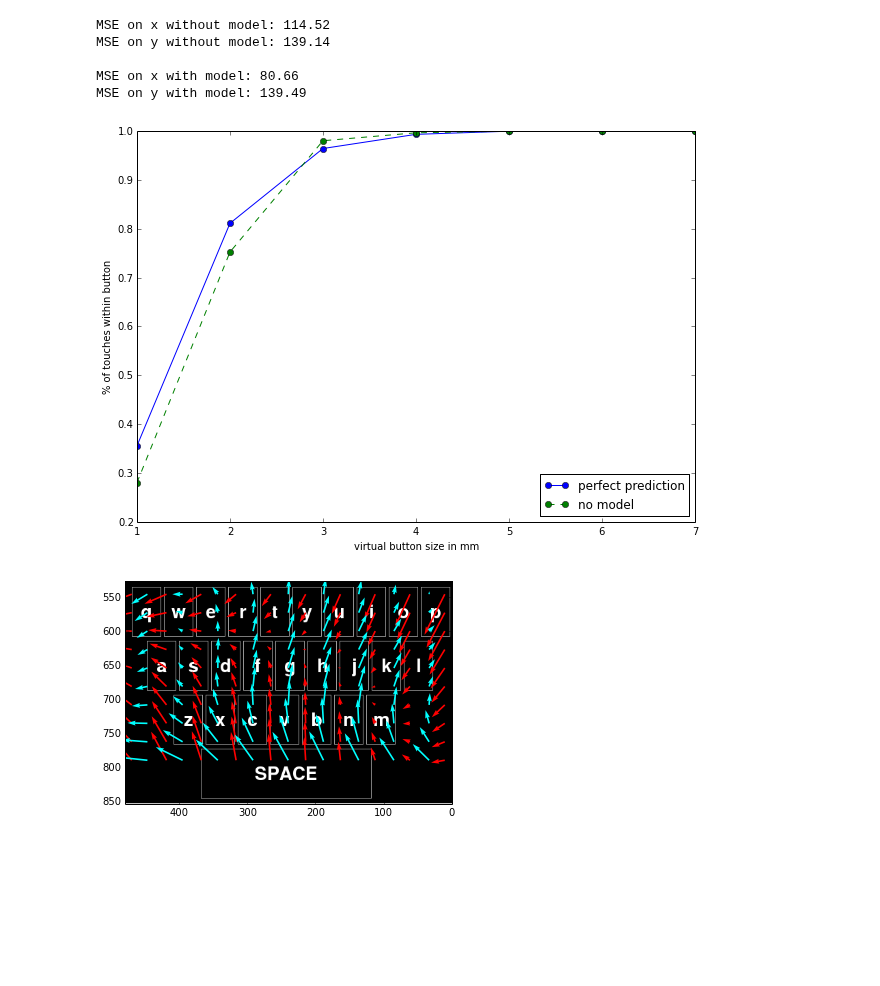
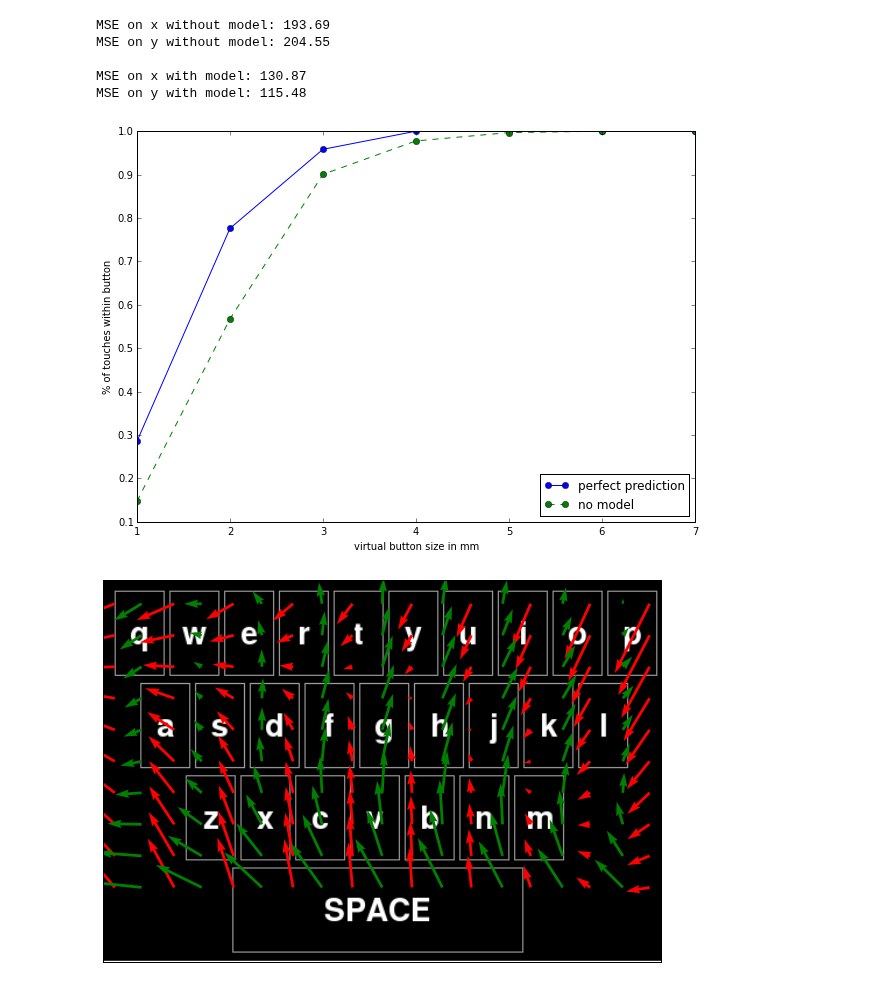
Before and after one commit to Vorte/Level5Project, a Jupyter notebook: notebooks/offsets/Perfect.ipynb, the cells around one changed output. Cells and saved outputs as stored; diff of their text form; code cells hidden in the pictures; blank space fills up the shorter version.

Commit message:
constructing plots for offset models

```diff
--- a/notebooks/offsets/Perfect.ipynb
+++ b/notebooks/offsets/Perfect.ipynb
@@ -11,7 +11,7 @@ def learn_offset(points, targets):
 
     return regr
 
-locations, bod, targets_x, targets_y, y, touch_centers = dataIO.process_twohand(6)
+locations, bod, targets_x, targets_y, y, touch_centers = dataIO.process_twohand(4)
 
 locations = np.array(locations)
 bod = np.array(bod)
@@ -72,11 +72,11 @@ print("MSE on x with model: %.2f" % np.mean(se_x))
 print("MSE on y with model: %.2f" % np.mean(se_y))
 within_after = np.mean(np.array(within_after), 0)
 # %% [output]
-MSE on x without model: 114.52
-MSE on y without model: 139.14
+MSE on x without model: 193.69
+MSE on y without model: 204.55
 
-MSE on x with model: 80.66
-MSE on y with model: 139.49
+MSE on x with model: 130.87
+MSE on y with model: 115.48
 # %%
 import matplotlib.pyplot as plt
 from sklearn import linear_model
@@ -92,7 +92,7 @@ plt.xlabel('virtual button size in mm')
 plt.ylabel('% of touches within button')
 plt.show()
 # %% [output]
-[figure, old version]
+[figure, new version]
 # %%
 fig = plt.figure(figsize=(10, 7))
 
@@ -107,32 +107,35 @@ regr_r_y = learn_offset(locations[index], targets_y[index])
 im = plt.imread("../../keyboard.png")
 implot = plt.imshow(im, extent=[480, 0, 854, 526])
 
 nx, ny = (10, 10)
 y = np.linspace(10, 470, ny)
 x = np.linspace(546, 790, nx)
 xv, yv = np.meshgrid(x, y)
 xy = np.reshape(np.dstack((xv, yv)), (nx*ny, 2))
 xy_t = xy.T
 points = np.concatenate((xy, xy**2),1)
 
 pred_x = regr_l_x.predict(points)
 pred_y = regr_l_y.predict(points)
 
 plt.quiver(xy_t[1], xy_t[0], pred_y, pred_x, color='red', width = 0.005, angles='xy')
 
 nx, ny = (10, 9)
 y = np.linspace(33, 447, ny)
 x = np.linspace(546, 790, nx)
 xv, yv = np.meshgrid(x, y)
 xy = np.reshape(np.dstack((xv, yv)), (nx*ny, 2))
 xy_t = xy.T
 points = np.concatenate((xy, xy**2),1)
 
 pred_x = regr_r_x.predict(points)
 pred_y = regr_r_y.predict(points)
 
-plt.quiver(xy_t[1], xy_t[0], pred_y, pred_x, color='cyan', width = 0.005, angles='xy')
+plt.quiver(xy_t[1], xy_t[0], pred_y, pred_x, color='green', width = 0.005, angles='xy')
 
+plt.xticks(())
+plt.yticks(())
+plt.savefig('/users/level5/1005056p/Desktop/Latex/L5Project/mpaper/img/quiver_perf6.png', bbox_inches='tight')
 plt.show()
 # %% [output]
-[figure, old version]
+[figure, new version]
```
Also changed, not shown: 3 other files.
